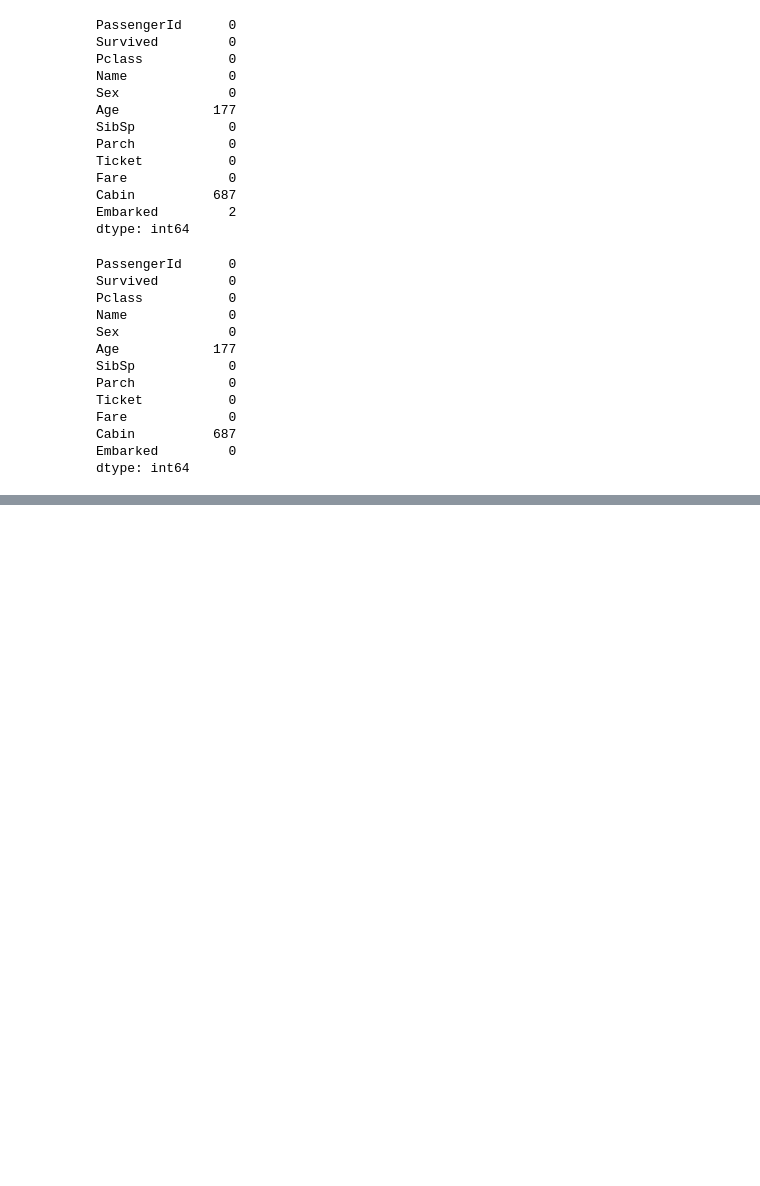
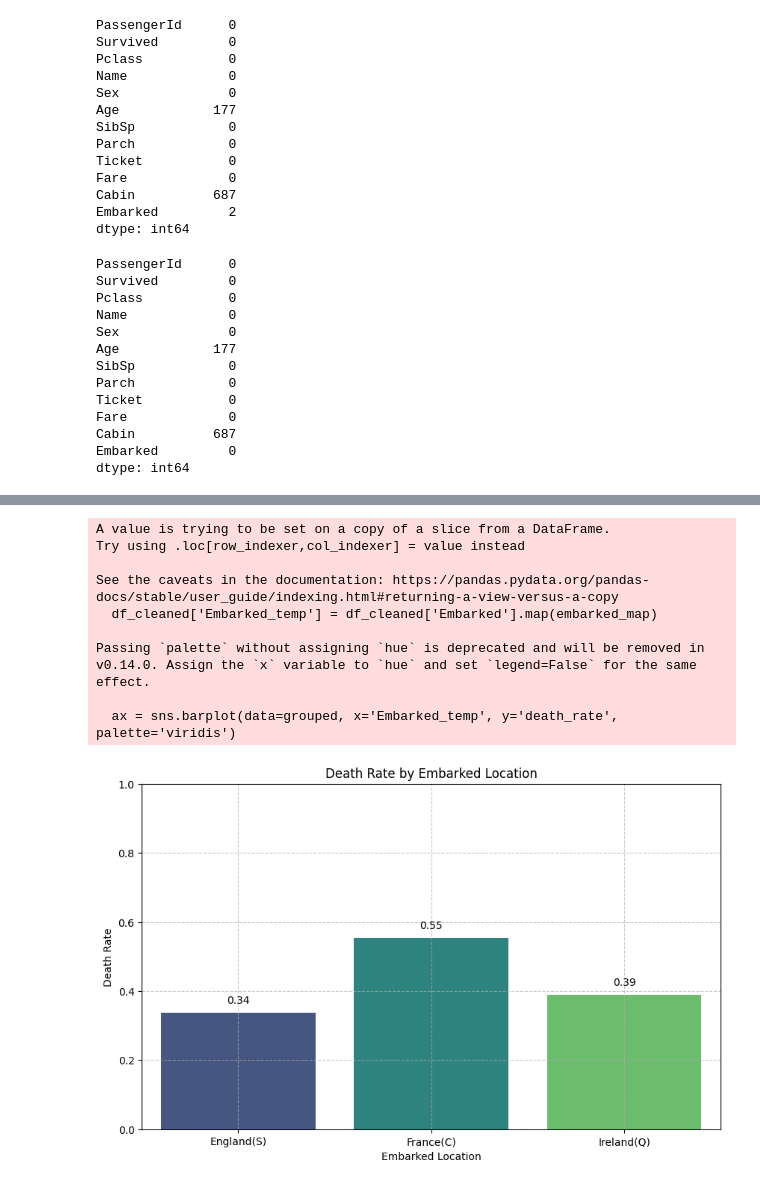
Before and after one commit to taelyne/titanic, a Jupyter notebook: titanic_2.ipynb, the cells around one changed output, grey strips where cells are left out. Drawn from its saved outputs; the diff is of its cells as text; code cells hidden in the pictures; blank space fills up the shorter version.

```diff
--- a/titanic_2.ipynb
+++ b/titanic_2.ipynb
@@ -159,0 +115,55 @@ See the caveats in the documentation: https://pandas.pydata.org/pandas-docs/stab
+# %%
+
+# 값 치환을 위한 딕셔너리 정의
+embarked_map = {
+    'C': 'France(C)',
+    'Q': 'Ireland(Q)',
+    'S': 'England(S)'
+}
+
+# 임시로 치환된 값을 생성
+df_cleaned['Embarked_temp'] = df_cleaned['Embarked'].map(embarked_map)
+
+# 사망자 수와 총 탑승자 수를 계산
+grouped = df_cleaned.groupby('Embarked_temp').agg(
+    total_passengers=('PassengerId', 'size'),
+    deaths=('Survived', 'sum')
+).reset_index()
+
+# 사망률 계산
+grouped['death_rate'] = grouped['deaths'] / grouped['total_passengers']
+
+# 그래프 생성
+plt.figure(figsize=(10, 6))
+ax = sns.barplot(data=grouped, x='Embarked_temp', y='death_rate', palette='viridis')
+
+# 각 막대 위에 수치 추가
+for p in ax.patches:
+    height = p.get_height()
+    ax.text(
+        p.get_x() + p.get_width() / 2,  # x 좌표: 막대의 중앙
+        height + 0.02,  # y 좌표: 막대의 높이 + 약간의 오프셋
+        f'{height:.2f}',  # 표시할 텍스트
+        ha='center',  # 텍스트 정렬
+        va='bottom',  # 텍스트 위치
+        fontsize=10,  # 텍스트 크기
+        color='black'  # 텍스트 색상
+    )
+
+plt.title('Death Rate by Embarked Location')
+plt.xlabel('Embarked Location')
+plt.ylabel('Death Rate')
+plt.ylim(0, 1)  # 사망률 범위 설정
+plt.grid(True, linestyle='--', alpha=0.7)
+plt.show()
+# %% [output]
+A value is trying to be set on a copy of a slice from a DataFrame.
+Try using .loc[row_indexer,col_indexer] = value instead
+
+See the caveats in the documentation: https://pandas.pydata.org/pandas-docs/stable/user_guide/indexing.html#returning-a-view-versus-a-copy
+  df_cleaned['Embarked_temp'] = df_cleaned['Embarked'].map(embarked_map)
+
+Passing `palette` without assigning `hue` is deprecated and will be removed in v0.14.0. Assign the `x` variable to `hue` and set `legend=False` for the same effect.
+
+  ax = sns.barplot(data=grouped, x='Embarked_temp', y='death_rate', palette='viridis')
+[figure, added]
```
Also changed, not shown: parts of 4 cells of this notebook.
